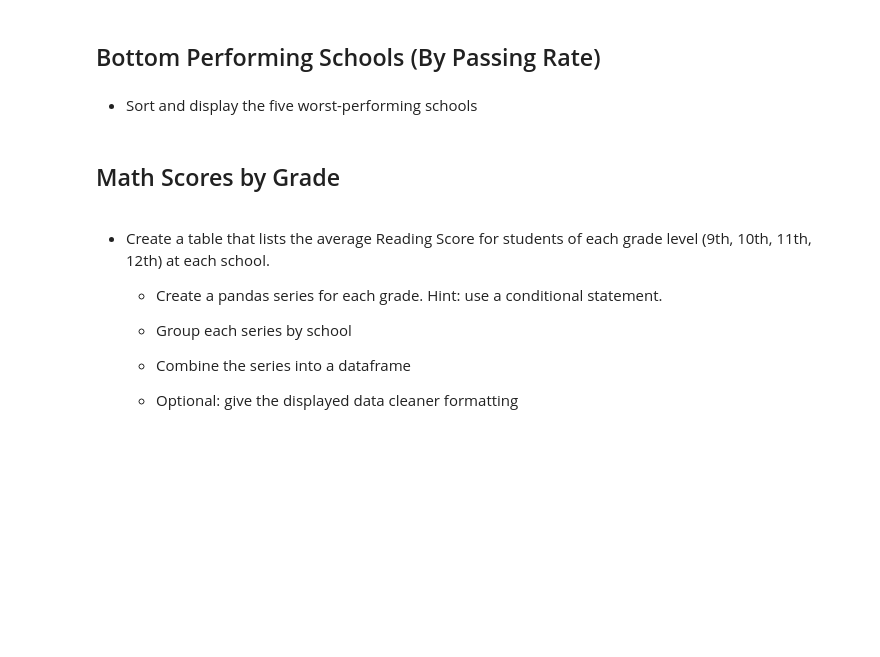
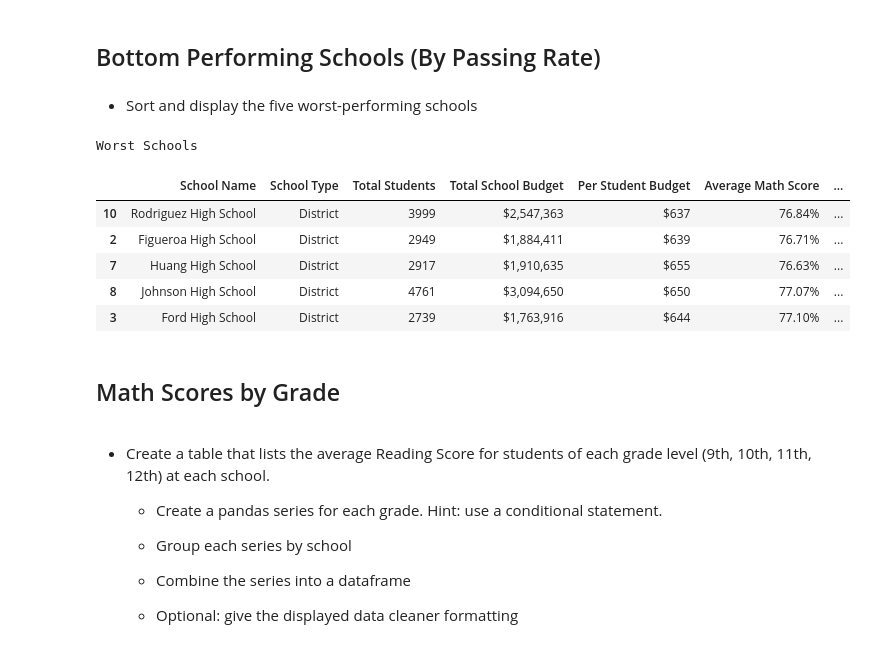
Before and after one commit to ddurnell/pandas-challenge, a Jupyter notebook: PyCitySchools/PyCitySchools.ipynb, the cells around one changed output. Saved outputs shown, nothing was run; the diff lists cells and outputs as text; code cells hidden in the pictures; blank space fills up the shorter version.

```diff
--- a/PyCitySchools/PyCitySchools.ipynb
+++ b/PyCitySchools/PyCitySchools.ipynb
@@ -288,6 +287,18 @@ school_stats_df
 ## Bottom Performing Schools (By Passing Rate)
 # %% [markdown]
 * Sort and display the five worst-performing schools
+# %%
+sorted_bad = school_stats_df.sort_values(by='Overall Passing Rate', ascending=True)
+print("Worst Schools")
+sorted_bad.head()
+# %% [output]
+Worst Schools
+|  | School Name | School Type | Total Students | Total School Budget | Per Student Budget | Average Math Score | ... |
+| 10 | Rodriguez High School | District | 3999 | $2,547,363 | $637 | 76.84% | ... |
+| 2 | Figueroa High School | District | 2949 | $1,884,411 | $639 | 76.71% | ... |
+| 7 | Huang High School | District | 2917 | $1,910,635 | $655 | 76.63% | ... |
+| 8 | Johnson High School | District | 4761 | $3,094,650 | $650 | 77.07% | ... |
+| 3 | Ford High School | District | 2739 | $1,763,916 | $644 | 77.10% | ... |
 # %% [markdown]
 ## Math Scores by Grade
 # %% [markdown]
```
Also changed, not shown: parts of 3 cells of this notebook.
